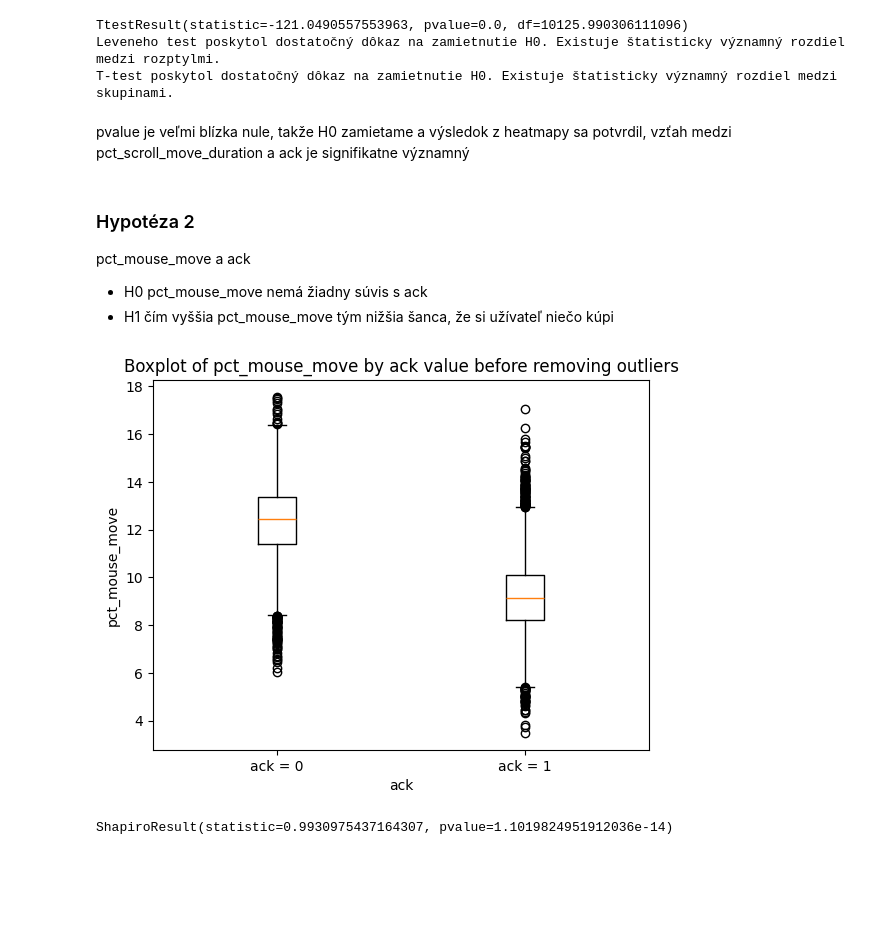
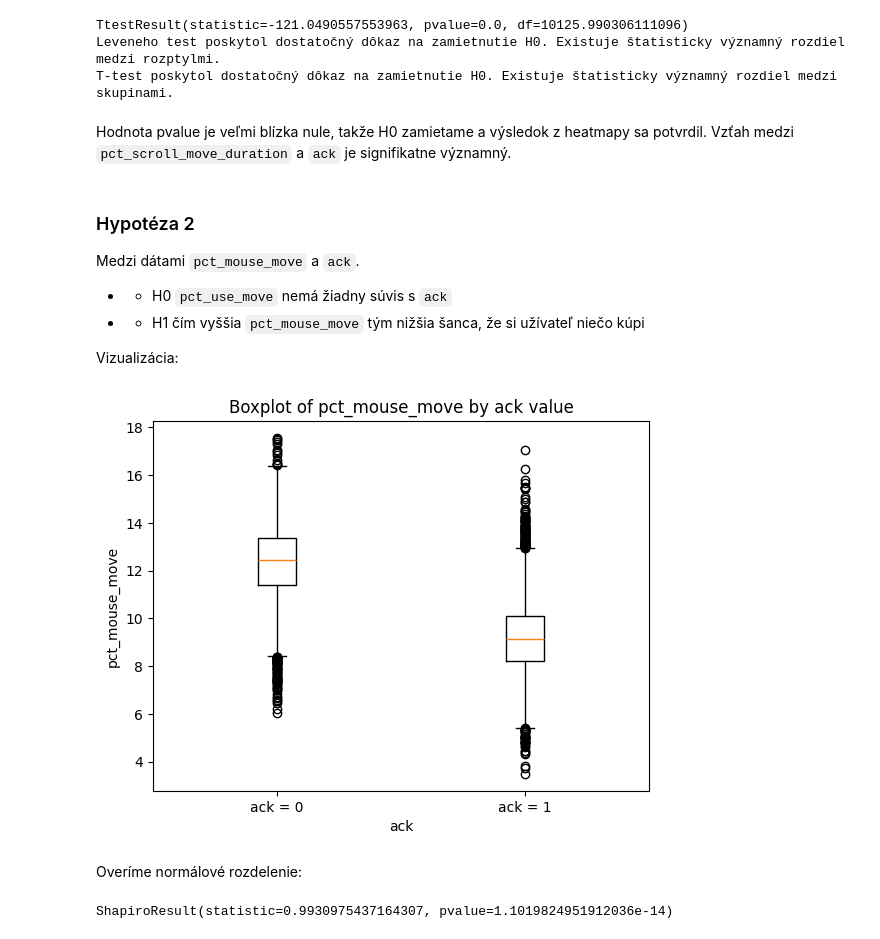
Before and after one commit to xslizik/iau-eshop, a Jupyter notebook: Eshop.ipynb, the cells around one changed output. Drawn from its saved outputs; the diff is of its cells as text; code cells hidden in the pictures; blank space fills up the shorter version.

```diff
--- a/Eshop.ipynb
+++ b/Eshop.ipynb
@@ -731,24 +742,28 @@ TtestResult(statistic=-121.0490557553963, pvalue=0.0, df=10125.990306111096)
 Leveneho test poskytol dostatočný dôkaz na zamietnutie H0. Existuje štatisticky významný rozdiel medzi rozptylmi.
 T-test poskytol dostatočný dôkaz na zamietnutie H0. Existuje štatisticky významný rozdiel medzi skupinami.
 # %% [markdown]
-pvalue je veľmi blízka nule, takže H0 zamietame a výsledok z heatmapy sa potvrdil, vzťah medzi pct_scroll_move_duration a ack je signifikatne významný
+Hodnota pvalue je veľmi blízka nule, takže H0 zamietame a výsledok z heatmapy sa potvrdil. Vzťah medzi `pct_scroll_move_duration` a `ack` je signifikatne významný.
 # %% [markdown]
 ### Hypotéza 2
-pct_mouse_move a ack
+Medzi dátami `pct_mouse_move` a `ack`.
 
-* H0 pct_mouse_move nemá žiadny súvis s ack
-* H1 čím vyššia pct_mouse_move tým nižšia šanca, že si užívateľ niečo kúpi
+- * H0 `pct_use_move` nemá žiadny súvis s `ack`
+- * H1 čím vyššia `pct_mouse_move` tým nižšia šanca, že si užívateľ niečo kúpi
+
+Vizualizácia:
 # %%
 ack_0_data = sessions[sessions['ack'] == 0]['pct_mouse_move']
 ack_1_data = sessions[sessions['ack'] == 1]['pct_mouse_move']
 
 plt.boxplot([ack_0_data, ack_1_data], labels=['ack = 0', 'ack = 1'])
 plt.xlabel('ack')
 plt.ylabel('pct_mouse_move')
-plt.title('Boxplot of pct_mouse_move by ack value before removing outliers')
+plt.title('Boxplot of pct_mouse_move by ack value')
 plt.show()
 # %% [output]
-[figure, old version]
+[figure, new version]
+# %% [markdown]
+Overíme normálové rozdelenie:
 # %%
 stats.shapiro(ack_0_data)
 # %% [output]
```
Also changed, not shown: parts of 9 cells of this notebook.
